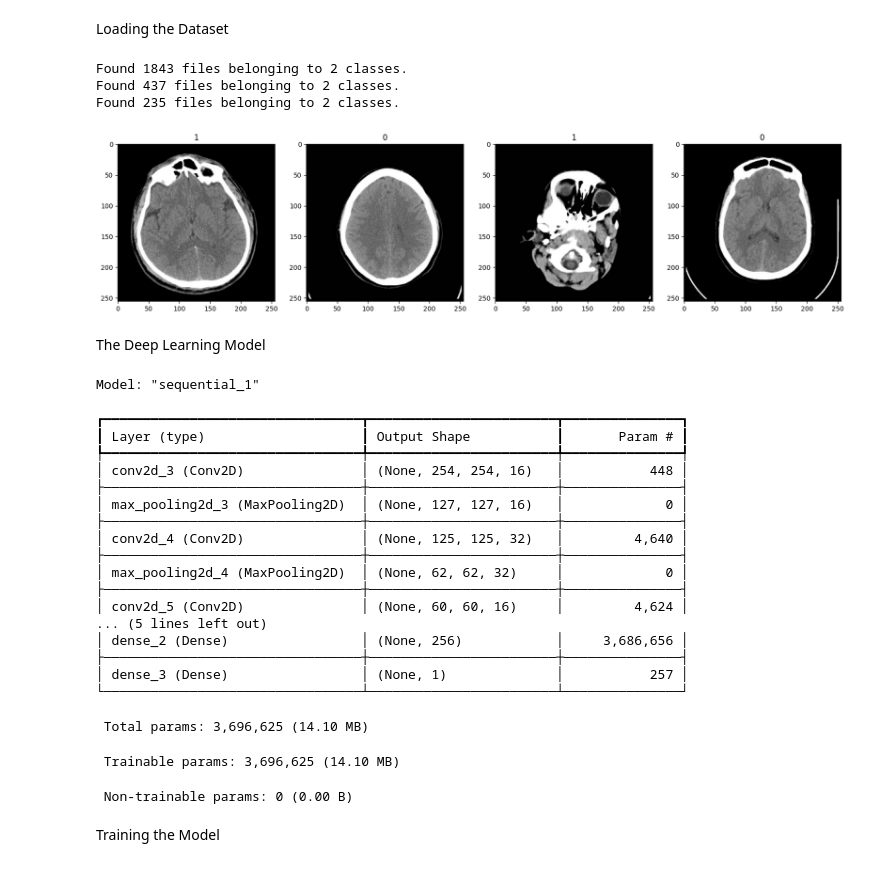
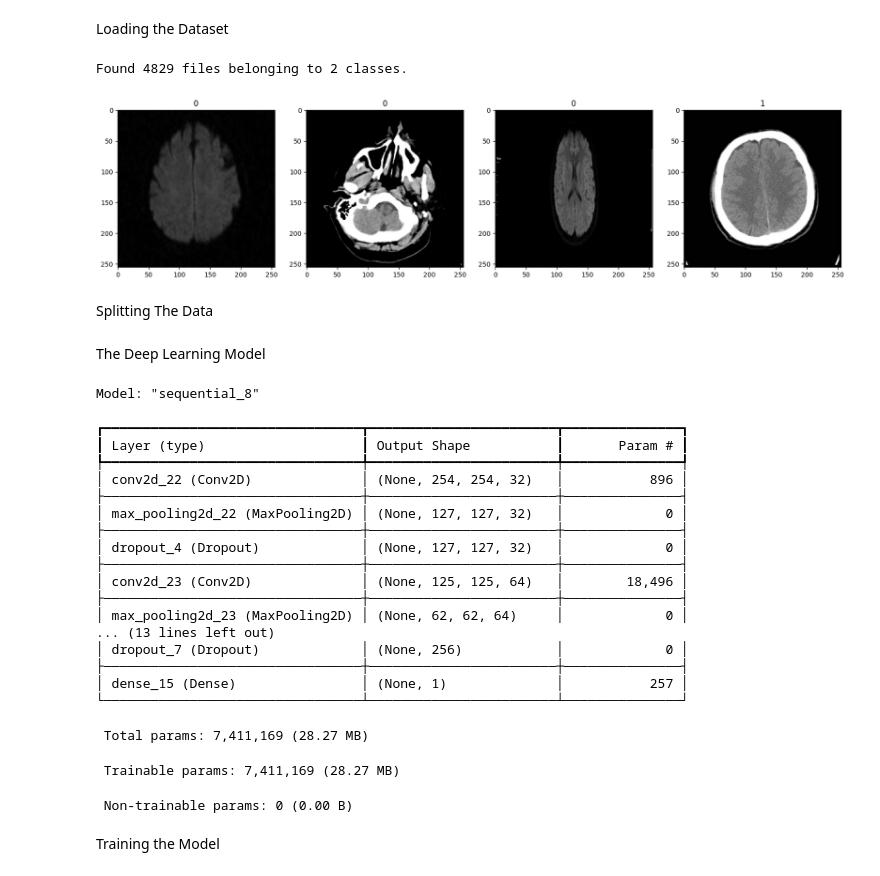
Before and after one commit to AkramOM606/DeepLearning-CNN-Brain-Stroke-Prediction, a Jupyter notebook: main.ipynb, the cells around one changed output. Saved outputs shown, nothing was run; the diff lists cells and outputs as text; code cells hidden in the pictures.

```diff
--- a/main.ipynb
+++ b/main.ipynb
@@ -37,22 +30,20 @@ Loading the Dataset
 # %%
 import numpy as np
 from matplotlib import pyplot as plt
 
-TrainingData = tf.keras.utils.image_dataset_from_directory('Dataset/Train').map(lambda x,y: (x/255, y))
-TestingData = tf.keras.utils.image_dataset_from_directory('Dataset/Test').map(lambda x,y: (x/255, y))
-ValidationData = tf.keras.utils.image_dataset_from_directory('Dataset/Validation').map(lambda x,y: (x/255, y))
+Data = tf.keras.utils.image_dataset_from_directory('Dataset').map(lambda x,y: (x/255, y))
 
-DataIterator = TrainingData.as_numpy_iterator()
+DataIterator = Data.as_numpy_iterator()
 
 Batch = DataIterator.next()
 
 Fig, ax = plt.subplots(ncols=4, figsize=(20,20))
 
 for idx, img in enumerate(Batch[0][:4]):
     ax[idx].imshow(img.astype(float))
     ax[idx].title.set_text(Batch[1][idx])
 # %% [output]
-Found 1843 files belonging to 2 classes.
-Found 437 files belonging to 2 classes.
-Found 235 files belonging to 2 classes.
+Found 4829 files belonging to 2 classes.
-[figure, old version]
+[figure, new version]
+# %% [markdown]
+Splitting The Data
@@ -60,44 +59,53 @@ Found 235 files belonging to 2 classes.
 The Deep Learning Model
 # %%
 from tensorflow.keras.models import Sequential
-from tensorflow.keras.layers import Conv2D, MaxPooling2D, Dense, Flatten
+from tensorflow.keras.layers import Conv2D, MaxPooling2D, Dense, Flatten, Dropout
 
 Model = Sequential()
 
-Model.add(Conv2D(16, (3,3), 1, activation='relu', input_shape=(256,256,3)))
+Model.add(Conv2D(32, (3,3), 1, activation='relu', input_shape=(256,256,3)))
 Model.add(MaxPooling2D())
+Model.add(Dropout(0.25))  # Added Dropout layer
+
+Model.add(Conv2D(64, (3,3), 1, activation='relu'))
+Model.add(MaxPooling2D())
+Model.add(Dropout(0.25))  # Added Dropout layer
+
 Model.add(Conv2D(32, (3,3), 1, activation='relu'))
 Model.add(MaxPooling2D())
-Model.add(Conv2D(16, (3,3), 1, activation='relu'))
-Model.add(MaxPooling2D())
+Model.add(Dropout(0.25))  # Added Dropout layer
+
 Model.add(Flatten())
 Model.add(Dense(256, activation='relu'))
+Model.add(Dropout(0.5))  # Added Dropout layer
+
 Model.add(Dense(1, activation='sigmoid'))
 
-Model.compile('adam', loss=tf.losses.BinaryCrossentropy(), metrics=['accuracy'])
+# Added learning rate to the Adam optimizer
+Model.compile(optimizer=tf.keras.optimizers.Adam(learning_rate=0.001), loss=tf.losses.BinaryCrossentropy(), metrics=['accuracy'])
 
 Model.summary()
 # %% [output]
-Model: "sequential_1"
+Model: "sequential_8"
 ┏━━━━━━━━━━━━━━━━━━━━━━━━━━━━━━━━━┳━━━━━━━━━━━━━━━━━━━━━━━━┳━━━━━━━━━━━━━━━┓
 ┃ Layer (type)                    ┃ Output Shape           ┃       Param # ┃
 ┡━━━━━━━━━━━━━━━━━━━━━━━━━━━━━━━━━╇━━━━━━━━━━━━━━━━━━━━━━━━╇━━━━━━━━━━━━━━━┩
-│ conv2d_3 (Conv2D)               │ (None, 254, 254, 16)   │           448 │
+│ conv2d_22 (Conv2D)              │ (None, 254, 254, 32)   │           896 │
 ├─────────────────────────────────┼────────────────────────┼───────────────┤
-│ max_pooling2d_3 (MaxPooling2D)  │ (None, 127, 127, 16)   │             0 │
+│ max_pooling2d_22 (MaxPooling2D) │ (None, 127, 127, 32)   │             0 │
 ├─────────────────────────────────┼────────────────────────┼───────────────┤
-│ conv2d_4 (Conv2D)               │ (None, 125, 125, 32)   │         4,640 │
+│ dropout_4 (Dropout)             │ (None, 127, 127, 32)   │             0 │
 ├─────────────────────────────────┼────────────────────────┼───────────────┤
-│ max_pooling2d_4 (MaxPooling2D)  │ (None, 62, 62, 32)     │             0 │
+│ conv2d_23 (Conv2D)              │ (None, 125, 125, 64)   │        18,496 │
 ├─────────────────────────────────┼────────────────────────┼───────────────┤
-│ conv2d_5 (Conv2D)               │ (None, 60, 60, 16)     │         4,624 │
-... (5 lines left out)
-│ dense_2 (Dense)                 │ (None, 256)            │     3,686,656 │
+│ max_pooling2d_23 (MaxPooling2D) │ (None, 62, 62, 64)     │             0 │
+... (13 lines left out)
+│ dropout_7 (Dropout)             │ (None, 256)            │             0 │
 ├─────────────────────────────────┼────────────────────────┼───────────────┤
-│ dense_3 (Dense)                 │ (None, 1)              │           257 │
+│ dense_15 (Dense)                │ (None, 1)              │           257 │
 └─────────────────────────────────┴────────────────────────┴───────────────┘
- Total params: 3,696,625 (14.10 MB)
+ Total params: 7,411,169 (28.27 MB)
- Trainable params: 3,696,625 (14.10 MB)
+ Trainable params: 7,411,169 (28.27 MB)
  Non-trainable params: 0 (0.00 B)
 # %% [markdown]
 Training the Model
```
Also changed, not shown: parts of 12 cells of this notebook.
